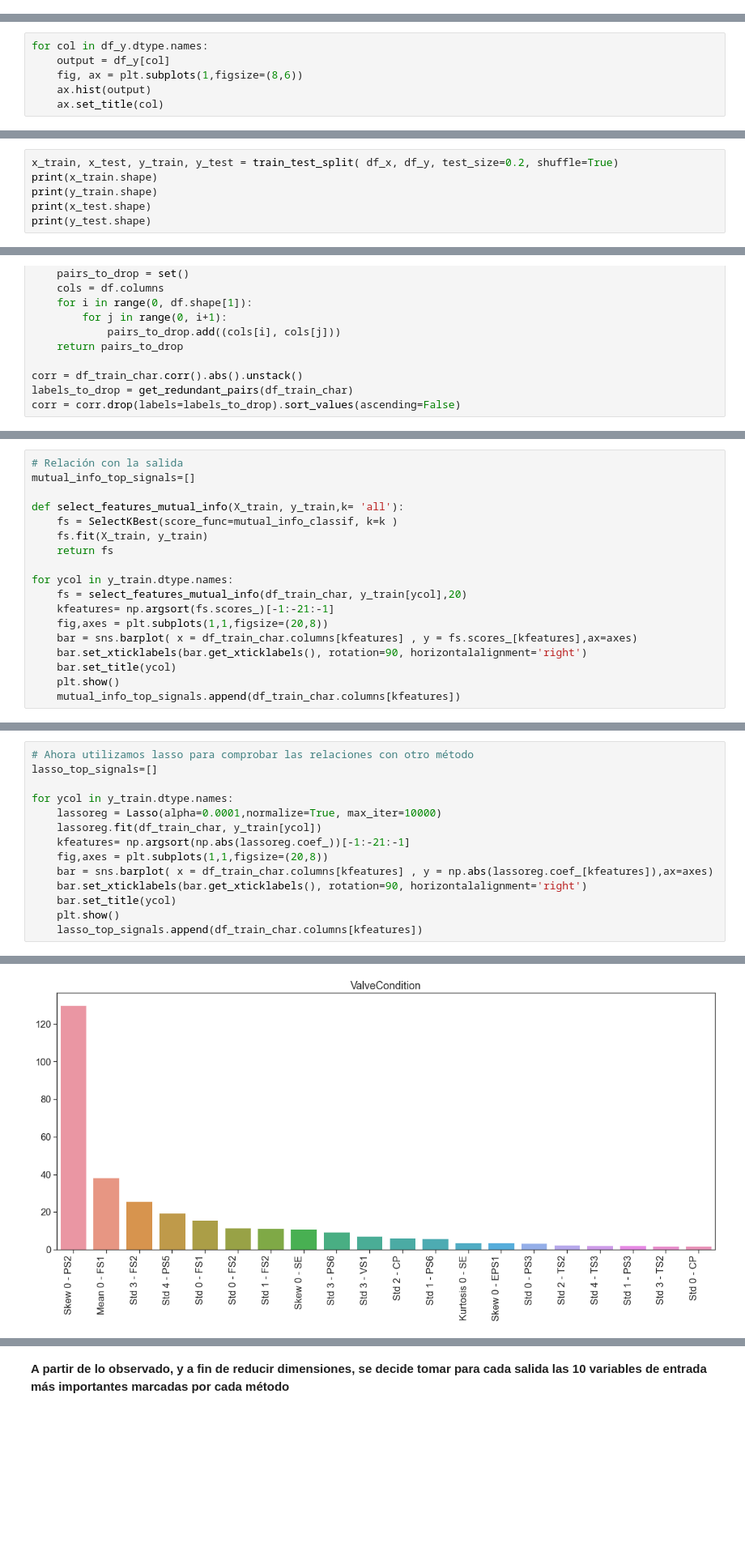
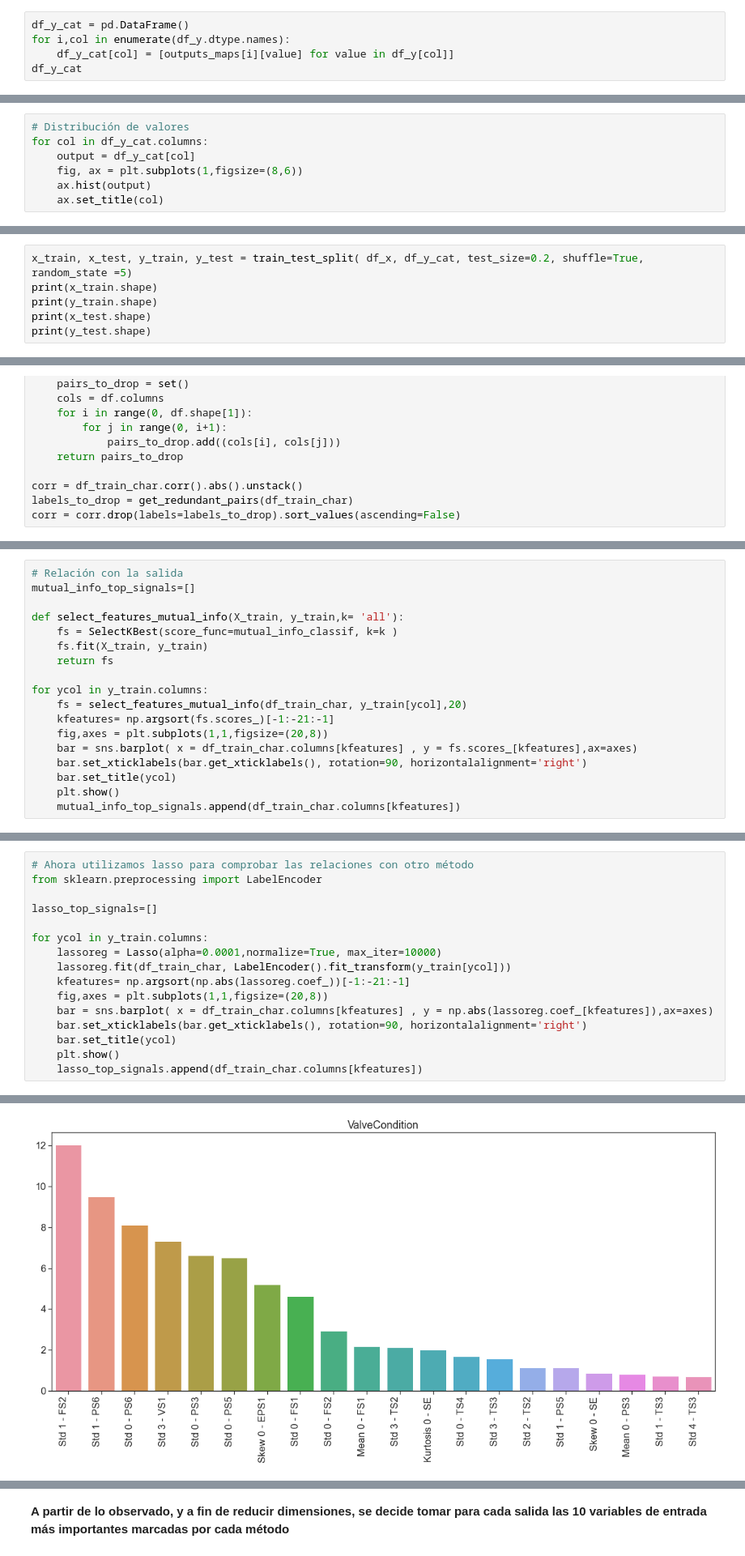
Before and after one commit to maxit1992/CEIA_AMQ1, a Jupyter notebook: TP_Integrador/TP_Integrador.ipynb, the cells around one changed output, grey strips where cells are left out. Shown at 81% size. Saved outputs shown, nothing was run; the diff lists cells and outputs as text; blank space fills up the shorter version.

```diff
--- a/TP_Integrador/TP_Integrador.ipynb
+++ b/TP_Integrador/TP_Integrador.ipynb
@@ -195,0 +269,5 @@ df_y=df_y[np.array(df_y.dtype.names)[:-1]]
+# %%
+df_y_cat = pd.DataFrame()
+for i,col in enumerate(df_y.dtype.names):
+    df_y_cat[col] = [outputs_maps[i][value] for value in df_y[col]]
+df_y_cat
@@ -196,6 +288,7 @@ df_y=df_y[np.array(df_y.dtype.names)[:-1]]
 # %%
-for col in df_y.dtype.names:
-    output = df_y[col]
+# Distribución de valores
+for col in df_y_cat.columns:
+    output = df_y_cat[col]
     fig, ax = plt.subplots(1,figsize=(8,6))
     ax.hist(output)
     ax.set_title(col)
@@ -353,7 +443,7 @@ Sobre la partición de entrenamiento aplicaremos KFolds con 5 grupos para realiz
 
 Una vez ajustado los modelos, haremos un cálculo final de performance sobre el dataset de testeo.
 # %%
-x_train, x_test, y_train, y_test = train_test_split( df_x, df_y, test_size=0.2, shuffle=True)
+x_train, x_test, y_train, y_test = train_test_split( df_x, df_y_cat, test_size=0.2, shuffle=True, random_state =5)
 print(x_train.shape)
 print(y_train.shape)
 print(x_test.shape)
@@ -486,7 +574,7 @@ def select_features_mutual_info(X_train, y_train,k= 'all'):
     fs.fit(X_train, y_train)
     return fs
 
-for ycol in y_train.dtype.names:
+for ycol in y_train.columns:
     fs = select_features_mutual_info(df_train_char, y_train[ycol],20)
     kfeatures= np.argsort(fs.scores_)[-1:-21:-1]
     fig,axes = plt.subplots(1,1,figsize=(20,8))
@@ -513,10 +601,12 @@ Aplicando información mutua, se obtiene:
 # %%
 # Ahora utilizamos lasso para comprobar las relaciones con otro método
+from sklearn.preprocessing import LabelEncoder
+
 lasso_top_signals=[]
 
-for ycol in y_train.dtype.names:
+for ycol in y_train.columns:
     lassoreg = Lasso(alpha=0.0001,normalize=True, max_iter=10000)
-    lassoreg.fit(df_train_char, y_train[ycol])
+    lassoreg.fit(df_train_char, LabelEncoder().fit_transform(y_train[ycol]))
     kfeatures= np.argsort(np.abs(lassoreg.coef_))[-1:-21:-1]
     fig,axes = plt.subplots(1,1,figsize=(20,8))
     bar = sns.barplot( x = df_train_char.columns[kfeatures] , y = np.abs(lassoreg.coef_[kfeatures]),ax=axes)
@@ -529 +619 @@ for ycol in y_train.dtype.names:
-[figure, old version]
+[figure, new version]
```
Also changed, not shown: parts of 71 cells of this notebook, 3 other files.
